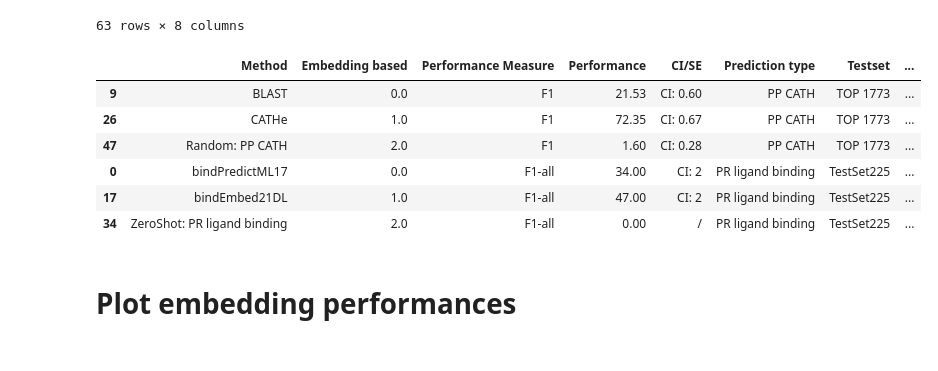
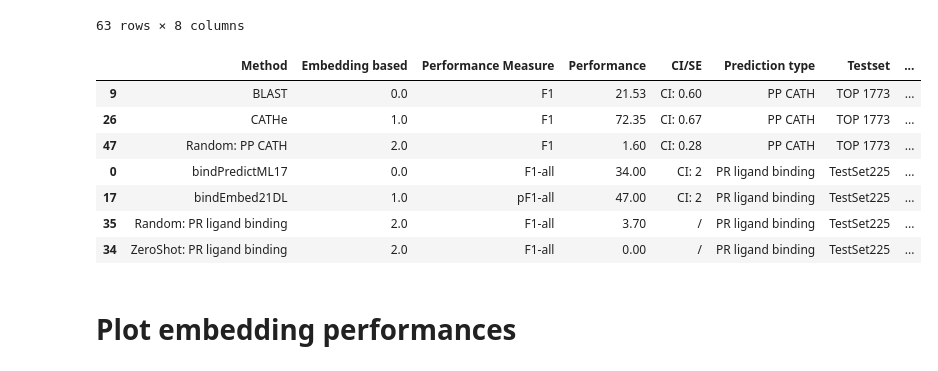
Before and after one commit to erckert/EV-embeddings-figures, a Jupyter notebook: visualizeResults.ipynb, the cells around one changed output. Cells and saved outputs as stored; diff of their text form; code cells hidden in the pictures.

Commit message:
Add some random baselines

```diff
--- a/visualizeResults.ipynb
+++ b/visualizeResults.ipynb
@@ -54,41 +54,42 @@ df_models
 | 62 | NaN | NaN | NaN | NaN | NaN | PPI | NaN | ... |
 63 rows × 8 columns
 # %%
-df_models_sorted = df_models.sort_values(by=['Prediction type', 'Embedding based'])
+df_models_sorted = df_models.sort_values(by=['Prediction type', 'Embedding based', 'Method'])
 df_models_sorted_no_nan = df_models_sorted.dropna()
 
 grouped_mcc_labels = df_models_sorted_no_nan[df_models_sorted_no_nan['Performance Measure'].str.contains("MCC")]['Method']
 grouped_qx_labels = df_models_sorted_no_nan[df_models_sorted_no_nan['Performance Measure'].str.contains("Q")]['Method']
 grouped_f1_labels = df_models_sorted_no_nan[df_models_sorted_no_nan['Performance Measure'].str.contains('F1')]['Method']
 grouped_precision_labels = df_models_sorted_no_nan[df_models_sorted_no_nan['Performance Measure'].str.contains('Precision')]['Method']
 grouped_spearman_labels = df_models_sorted_no_nan[df_models_sorted_no_nan['Performance Measure'].str.contains('Spearman')]['Method']
 grouped_recall_labels = df_models_sorted_no_nan[df_models_sorted_no_nan['Performance Measure'].str.contains('Recall')]['Method']
 
 
 mcc = df_models_sorted_no_nan[df_models_sorted_no_nan['Performance Measure'].str.contains("MCC")]['Performance']
 qx =  df_models_sorted_no_nan[df_models_sorted_no_nan['Performance Measure'].str.contains("Q")]['Performance']
 f1 =  df_models_sorted_no_nan[df_models_sorted_no_nan['Performance Measure'].str.contains("F1")]['Performance']
 precision =  df_models_sorted_no_nan[df_models_sorted_no_nan['Performance Measure'].str.contains("Precision")]['Performance']
 spearman =  df_models_sorted_no_nan[df_models_sorted_no_nan['Performance Measure'].str.contains("Spearman")]['Performance']
 recall =  df_models_sorted_no_nan[df_models_sorted_no_nan['Performance Measure'].str.contains("Recall")]['Performance']
 
 
 mcc_is_embedding_based = df_models_sorted_no_nan[df_models_sorted_no_nan['Performance Measure'].str.contains("MCC")]['Embedding based']
 qx_is_embedding_based =  df_models_sorted_no_nan[df_models_sorted_no_nan['Performance Measure'].str.contains("Q")]['Embedding based']
 f1_is_embedding_based =  df_models_sorted_no_nan[df_models_sorted_no_nan['Performance Measure'].str.contains("F1")]['Embedding based']
 precision_is_embedding_based =  df_models_sorted_no_nan[df_models_sorted_no_nan['Performance Measure'].str.contains("Precision")]['Embedding based']
 spearman_is_embedding_based =  df_models_sorted_no_nan[df_models_sorted_no_nan['Performance Measure'].str.contains("Spearman")]['Embedding based']
 recall_is_embedding_based =  df_models_sorted_no_nan[df_models_sorted_no_nan['Performance Measure'].str.contains("Recall")]['Embedding based']
 
 
 df_models_sorted_no_nan[df_models_sorted_no_nan['Performance Measure'].str.contains("F1")]
 # %% [output]
 |  | Method | Embedding based | Performance Measure | Performance | CI/SE | Prediction type | Testset | ... |
 | 9 | BLAST | 0.0 | F1 | 21.53 | CI: 0.60 | PP CATH | TOP 1773 | ... |
 | 26 | CATHe | 1.0 | F1 | 72.35 | CI: 0.67 | PP CATH | TOP 1773 | ... |
 | 47 | Random: PP CATH | 2.0 | F1 | 1.60 | CI: 0.28 | PP CATH | TOP 1773 | ... |
 | 0 | bindPredictML17 | 0.0 | F1-all | 34.00 | CI: 2 | PR ligand binding | TestSet225 | ... |
-| 17 | bindEmbed21DL | 1.0 | F1-all | 47.00 | CI: 2 | PR ligand binding | TestSet225 | ... |
+| 17 | bindEmbed21DL | 1.0 | pF1-all | 47.00 | CI: 2 | PR ligand binding | TestSet225 | ... |
+| 35 | Random: PR ligand binding | 2.0 | F1-all | 3.70 | / | PR ligand binding | TestSet225 | ... |
 | 34 | ZeroShot: PR ligand binding | 2.0 | F1-all | 0.00 | / | PR ligand binding | TestSet225 | ... |
 # %% [markdown]
 # Plot embedding performances
```
Also changed, not shown: parts of 2 cells of this notebook, 1 other file.
